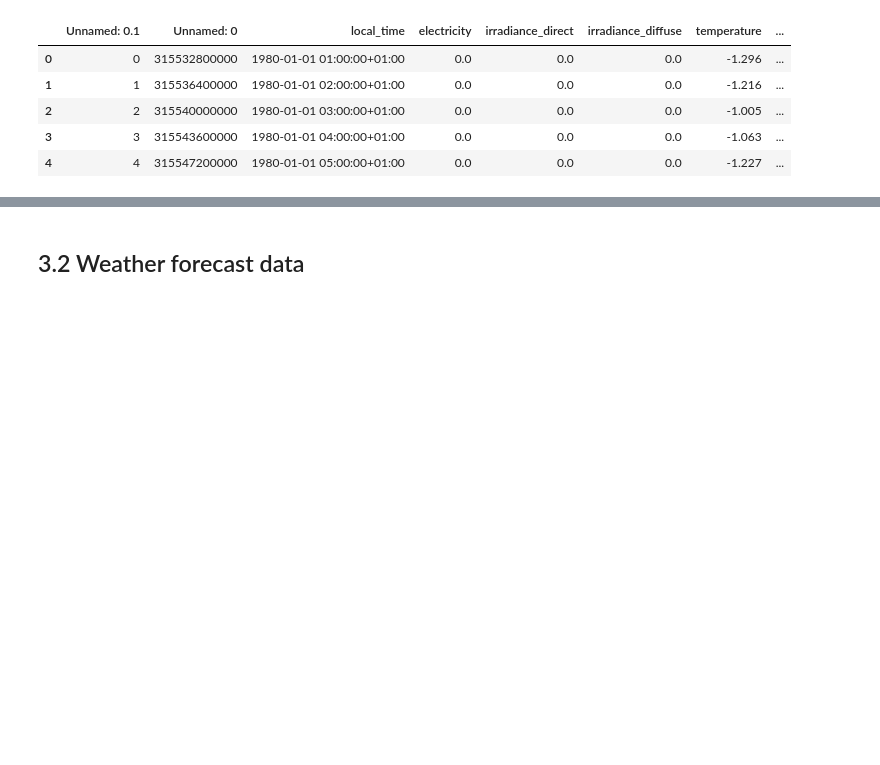
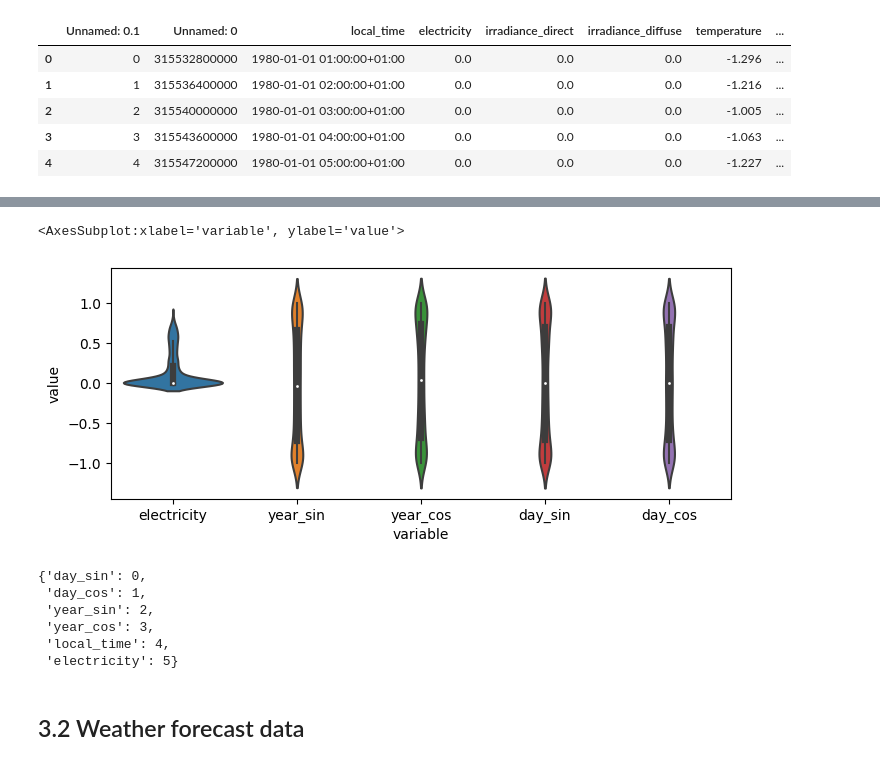
Before and after one commit to jerome-roeser/day-ahead-power-forecast, a Jupyter notebook: notebooks/advanced_power_forecast_pytorch.ipynb, the cells around one changed output, grey strips where cells are left out. Cells and saved outputs as stored; diff of their text form; code cells hidden in the pictures; blank space fills up the shorter version.

```diff
--- a/notebooks/advanced_power_forecast_pytorch.ipynb
+++ b/notebooks/advanced_power_forecast_pytorch.ipynb
@@ -47,8 +52,8 @@ from torch.utils.data import DataLoader, Dataset, TensorDataset
 * ~ 3.3 M rows - 24 Features
 * source: [OpenWeather](https://openweathermap.org/api/history-forecast-bulk "History-forecast-bulk") (40 €)
 # %%
-pv_data = pd.read_csv('./data/1980-2022_pv.csv')
-forecast_data = pd.read_csv('./data/openweather_history_bulk_forecast_tempelhof.csv')
+pv_data = pd.read_csv('./data/1980-2022_pv.csv', memory_map=True)
+forecast_data = pd.read_csv('./data/openweather_history_bulk_forecast_tempelhof.csv', memory_map=True)
 # %% [markdown]
 # 2. Check the data
 # %% [markdown]
@@ -190,11 +209,22 @@ pv_processed
 # %%
-melted_pv_df = pd.melt(pv_processed.iloc[:,:])
+num_cols_pv = pv_processed.select_dtypes(include=np.number).columns
+melted_pv_df = pd.melt(pv_processed[num_cols_pv])
 
 plt.figure(figsize=(8, 3))
 sns.violinplot(data=melted_pv_df.sample(10_000), x='variable', y='value')
+# %% [output]
+<AxesSubplot:xlabel='variable', ylabel='value'>
+[figure, added]
 # %%
 column_indices = {name:i for i, name in enumerate(pv_processed.columns)}
 column_indices
+# %% [output]
+{'day_sin': 0,
+ 'day_cos': 1,
+ 'year_sin': 2,
+ 'year_cos': 3,
+ 'local_time': 4,
+ 'electricity': 5}
 # %% [markdown]
 ## 3.2 Weather forecast data
 # %%
```
Also changed, not shown: parts of 25 cells of this notebook, 3 other files.
